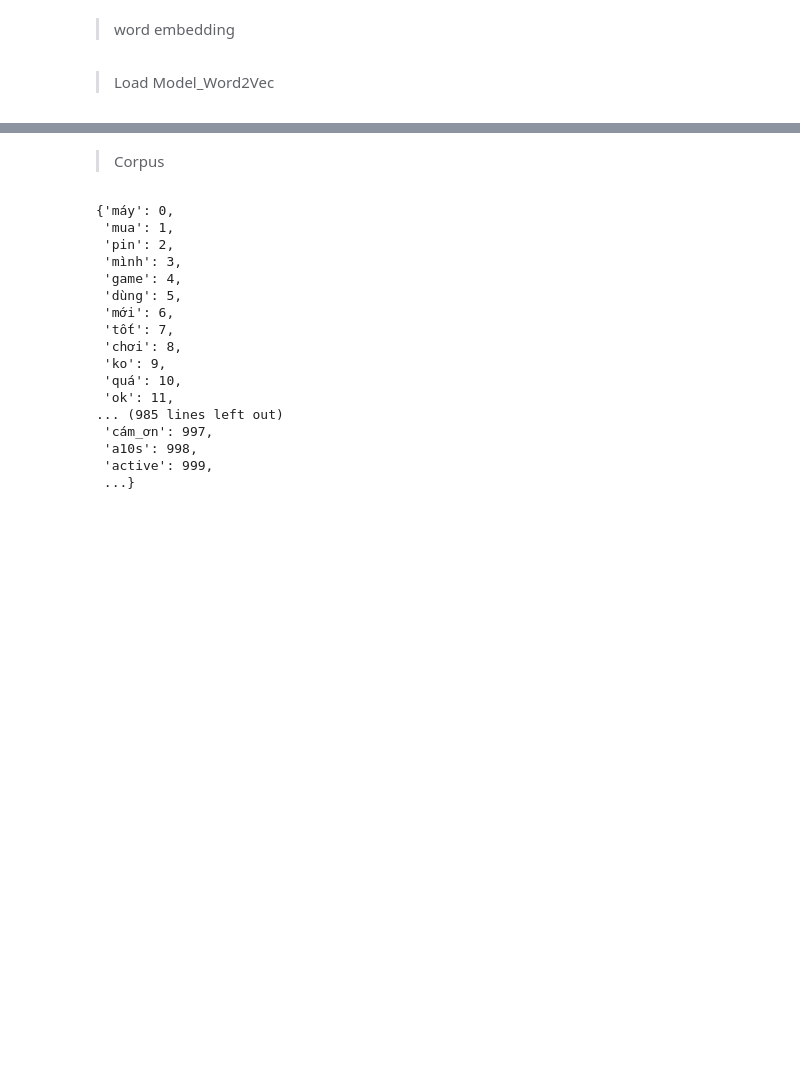
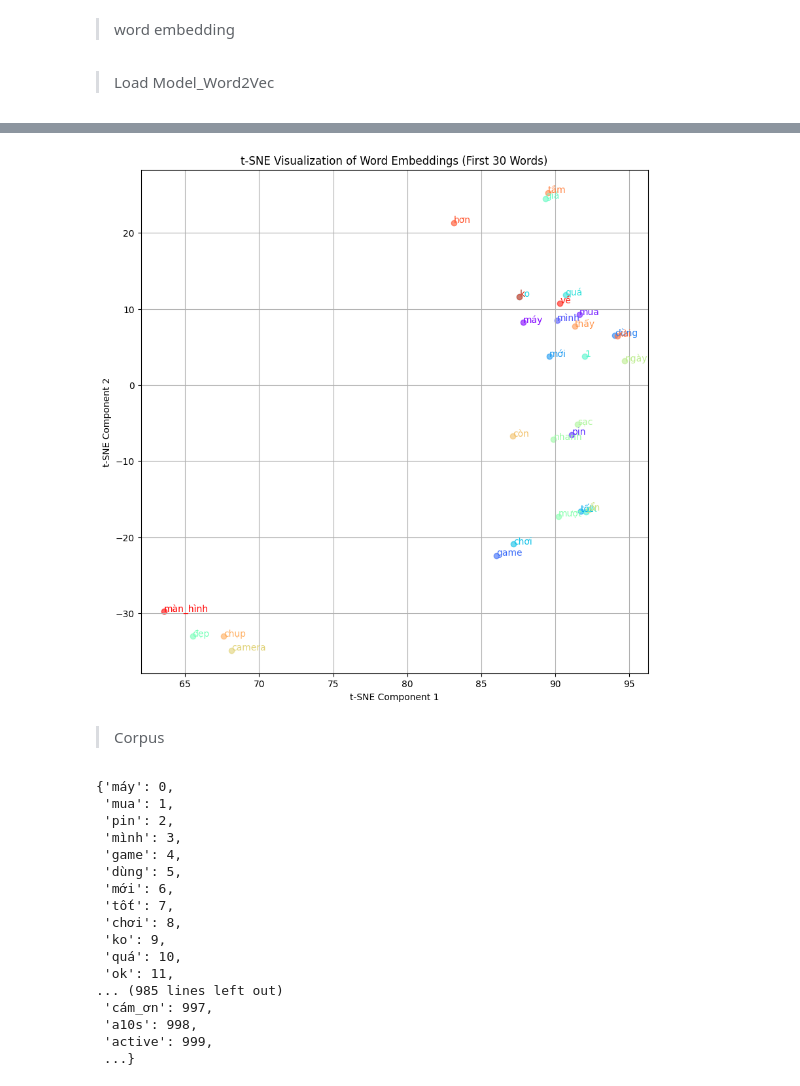
Before and after one commit to ZeusCoderBE/NLP-clustering-word--Vietnamese-Sentiment-Analysis, a Jupyter notebook: train_model_sentiment.ipynb, the cells around one changed output, grey strips where cells are left out. Cells and saved outputs as stored; diff of their text form; code cells hidden in the pictures; blank space fills up the shorter version.

Commit message:
data visualization context

```diff
--- a/train_model_sentiment.ipynb
+++ b/train_model_sentiment.ipynb
@@ -89,3 +92,30 @@ Vector: [-0.26839077 -0.5694664   0.16898231  0.2709258   0.06194954 -0.21748176
+# %%
+# Lấy danh sách các vectơ từ
+vectors = [model_embedding.get_vector(word) for word in model_embedding.index_to_key]
+vectors_array = np.array(vectors)
+
+# Giảm chiều dữ liệu từ 128 chiều xuống còn 2 chiều bằng t-SNE
+tsne = TSNE(n_components=2, random_state=42)
+vectors_2d = tsne.fit_transform(vectors_array)
+
+# Trực quan hóa các vectơ từ
+plt.figure(figsize=(10, 10))
+num_words = 30
+# Màu cho mỗi từ
+colors = plt.cm.rainbow(np.linspace(0, 1, num_words))
+
+# Vẽ các điểm dữ liệu (từ) với màu khác nhau
+for i, word in enumerate(model_embedding.index_to_key[:num_words]):
+    plt.scatter(vectors_2d[i, 0], vectors_2d[i, 1], marker='o', color=colors[i], alpha=0.6)
+    plt.annotate(word, xy=(vectors_2d[i, 0], vectors_2d[i, 1]), fontsize=10, color=colors[i])
+
+plt.xlabel('t-SNE Component 1')
+plt.ylabel('t-SNE Component 2')
+plt.title('t-SNE Visualization of Word Embeddings (First 30 Words)')
+plt.grid(True)
+plt.show()
+# %% [output]
+[figure, added]
 # %% [markdown]
 > Corpus
 # %%
```
Also changed, not shown: parts of 12 cells of this notebook, 3 other files.
